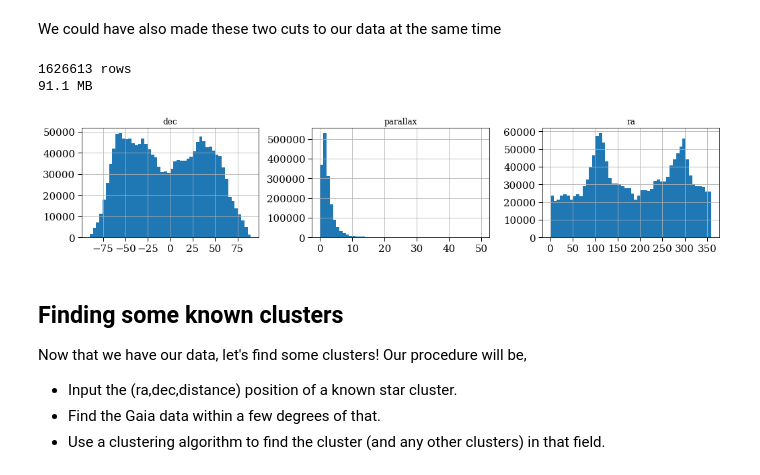
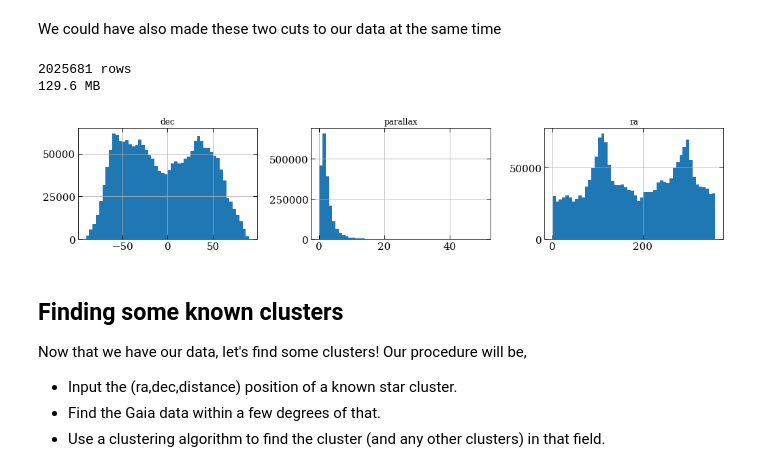
Before and after one commit to adamdempsey90/StarClusters, a Jupyter notebook: StarClusters.ipynb, the cells around one changed output. Cells and saved outputs as stored; diff of their text form; code cells hidden in the pictures.

Commit message:
Fixed index error.

```diff
--- a/StarClusters.ipynb
+++ b/StarClusters.ipynb
@@ -175,20 +214,20 @@ dat.hist(['ra','dec','parallax'],ax=axes,xlabelsize=15,ylabelsize=15,bins=50);
 # %% [markdown]
 We could have also made these two cuts to our data at the same time
 # %%
-dat  = pd.read_hdf('alldata.hdf',columns=['ra','ra_error','dec','dec_error','parallax','parallax_error'])
+dat  = pd.read_hdf('alldata.hdf',columns=['ra','ra_error','dec','dec_error','parallax','parallax_error']).reset_index()
 bad_indices = dat.parallax < 0   # Negative parallax indices
 bad_indices = bad_indices | (1./dat.parallax < .02)  # OR operation with distances less than 30 pc
 dat = dat.drop(dat[bad_indices].index)
 
 
 print('{:d} rows'.format(len(dat)))
 print('{:.1f} MB'.format(dat.memory_usage(index=True,deep=True).sum()/1e6))
 fig,axes = plt.subplots(1,3,figsize=(17,3))
 dat.hist(['ra','dec','parallax'],ax=axes,xlabelsize=15,ylabelsize=15,bins=50);
 # %% [output]
-1626613 rows
-91.1 MB
+2025681 rows
+129.6 MB
-[figure, old version]
+[figure, new version]
 # %% [markdown]
 ## Finding some known clusters
 
```
Also changed, not shown: parts of 15 cells of this notebook.
